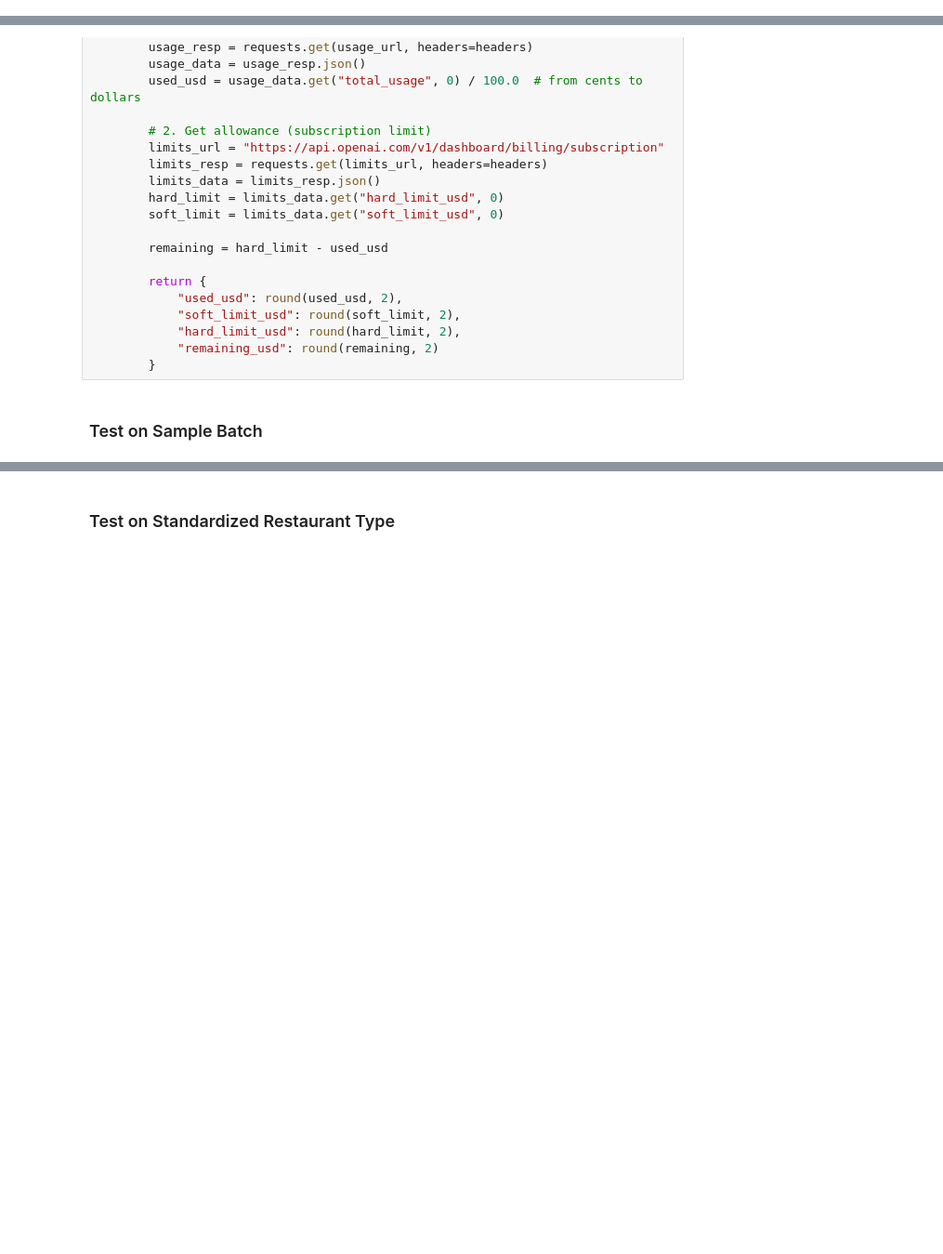
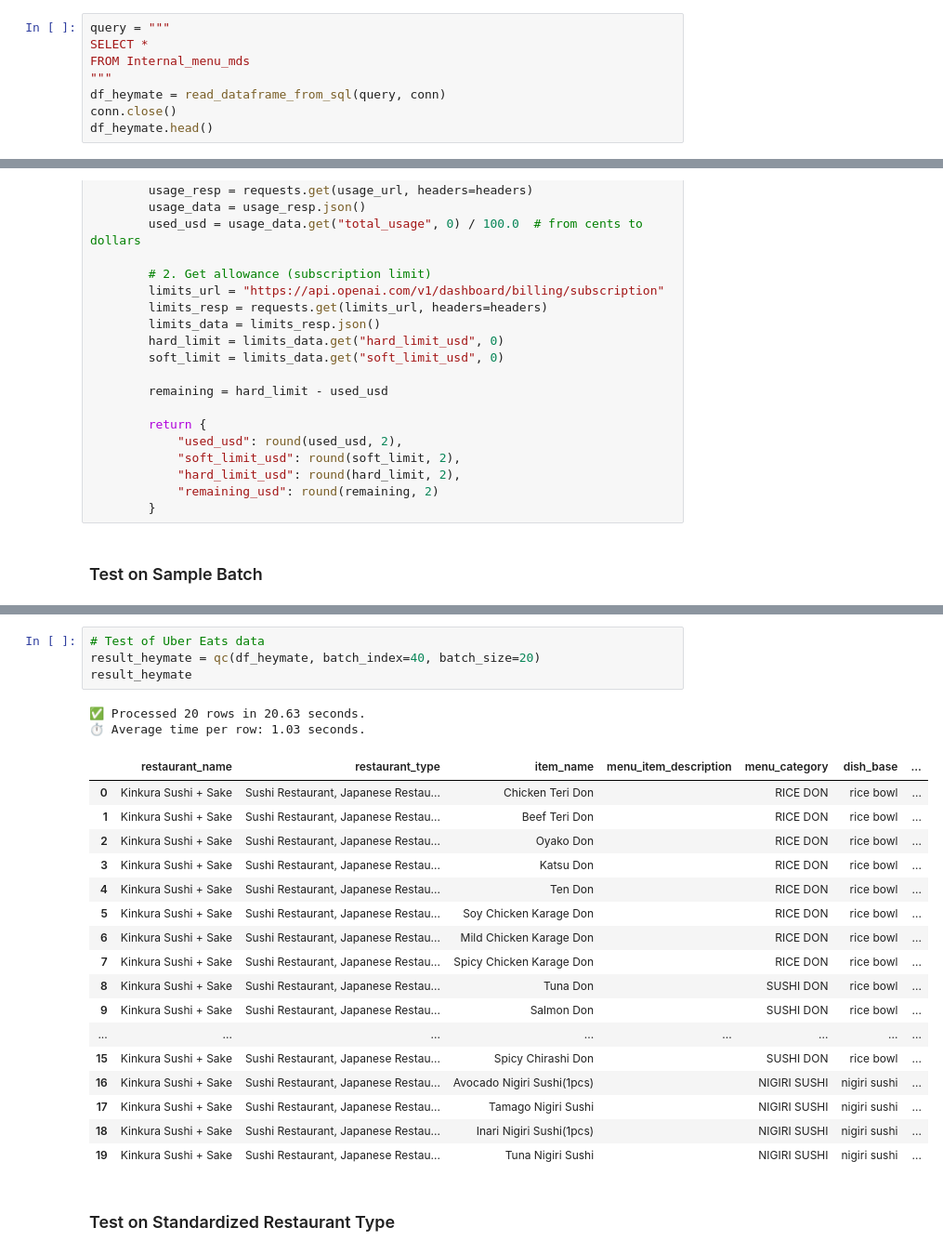
Before and after one commit to yasmin2424/heymate-report-yasmin, a Jupyter notebook: script/LLM.ipynb, the cells around one changed output, grey strips where cells are left out. Shown at 93% size. Cells and saved outputs as stored; diff of their text form; blank space fills up the shorter version.

```diff
--- a/script/LLM.ipynb
+++ b/script/LLM.ipynb
@@ -0,0 +27,8 @@
+# %%
+query = """
+SELECT *
+FROM Internal_menu_mds
+"""
+df_heymate = read_dataframe_from_sql(query, conn)
+conn.close()
+df_heymate.head()
@@ -290,3 +331,27 @@ result
+# %%
+# Test of Uber Eats data
+result_heymate = qc(df_heymate, batch_index=40, batch_size=20)
+result_heymate
+# %% [output]
+✅ Processed 20 rows in 20.63 seconds.
+⏱️ Average time per row: 1.03 seconds.
+|  | restaurant_name | restaurant_type | item_name | menu_item_description | menu_category | dish_base | ... |
+| 0 | Kinkura Sushi + Sake | Sushi Restaurant, Japanese Restau... | Chicken Teri Don |  | RICE DON | rice bowl | ... |
+| 1 | Kinkura Sushi + Sake | Sushi Restaurant, Japanese Restau... | Beef Teri Don |  | RICE DON | rice bowl | ... |
+| 2 | Kinkura Sushi + Sake | Sushi Restaurant, Japanese Restau... | Oyako Don |  | RICE DON | rice bowl | ... |
+| 3 | Kinkura Sushi + Sake | Sushi Restaurant, Japanese Restau... | Katsu Don |  | RICE DON | rice bowl | ... |
+| 4 | Kinkura Sushi + Sake | Sushi Restaurant, Japanese Restau... | Ten Don |  | RICE DON | rice bowl | ... |
+| 5 | Kinkura Sushi + Sake | Sushi Restaurant, Japanese Restau... | Soy Chicken Karage Don |  | RICE DON | rice bowl | ... |
+| 6 | Kinkura Sushi + Sake | Sushi Restaurant, Japanese Restau... | Mild Chicken Karage Don |  | RICE DON | rice bowl | ... |
+| 7 | Kinkura Sushi + Sake | Sushi Restaurant, Japanese Restau... | Spicy Chicken Karage Don |  | RICE DON | rice bowl | ... |
+| 8 | Kinkura Sushi + Sake | Sushi Restaurant, Japanese Restau... | Tuna Don |  | SUSHI DON | rice bowl | ... |
+| 9 | Kinkura Sushi + Sake | Sushi Restaurant, Japanese Restau... | Salmon Don |  | SUSHI DON | rice bowl | ... |
+| ... | ... | ... | ... | ... | ... | ... | ... |
+| 15 | Kinkura Sushi + Sake | Sushi Restaurant, Japanese Restau... | Spicy Chirashi Don |  | SUSHI DON | rice bowl | ... |
+| 16 | Kinkura Sushi + Sake | Sushi Restaurant, Japanese Restau... | Avocado Nigiri Sushi(1pcs) |  | NIGIRI SUSHI | nigiri sushi | ... |
+| 17 | Kinkura Sushi + Sake | Sushi Restaurant, Japanese Restau... | Tamago Nigiri Sushi |  | NIGIRI SUSHI | nigiri sushi | ... |
+| 18 | Kinkura Sushi + Sake | Sushi Restaurant, Japanese Restau... | Inari Nigiri Sushi(1pcs) |  | NIGIRI SUSHI | nigiri sushi | ... |
+| 19 | Kinkura Sushi + Sake | Sushi Restaurant, Japanese Restau... | Tuna Nigiri Sushi |  | NIGIRI SUSHI | nigiri sushi | ... |
 # %% [markdown]
 ### Test on Standardized Restaurant Type
 # %%
```
Also changed, not shown: parts of 15 cells of this notebook.
